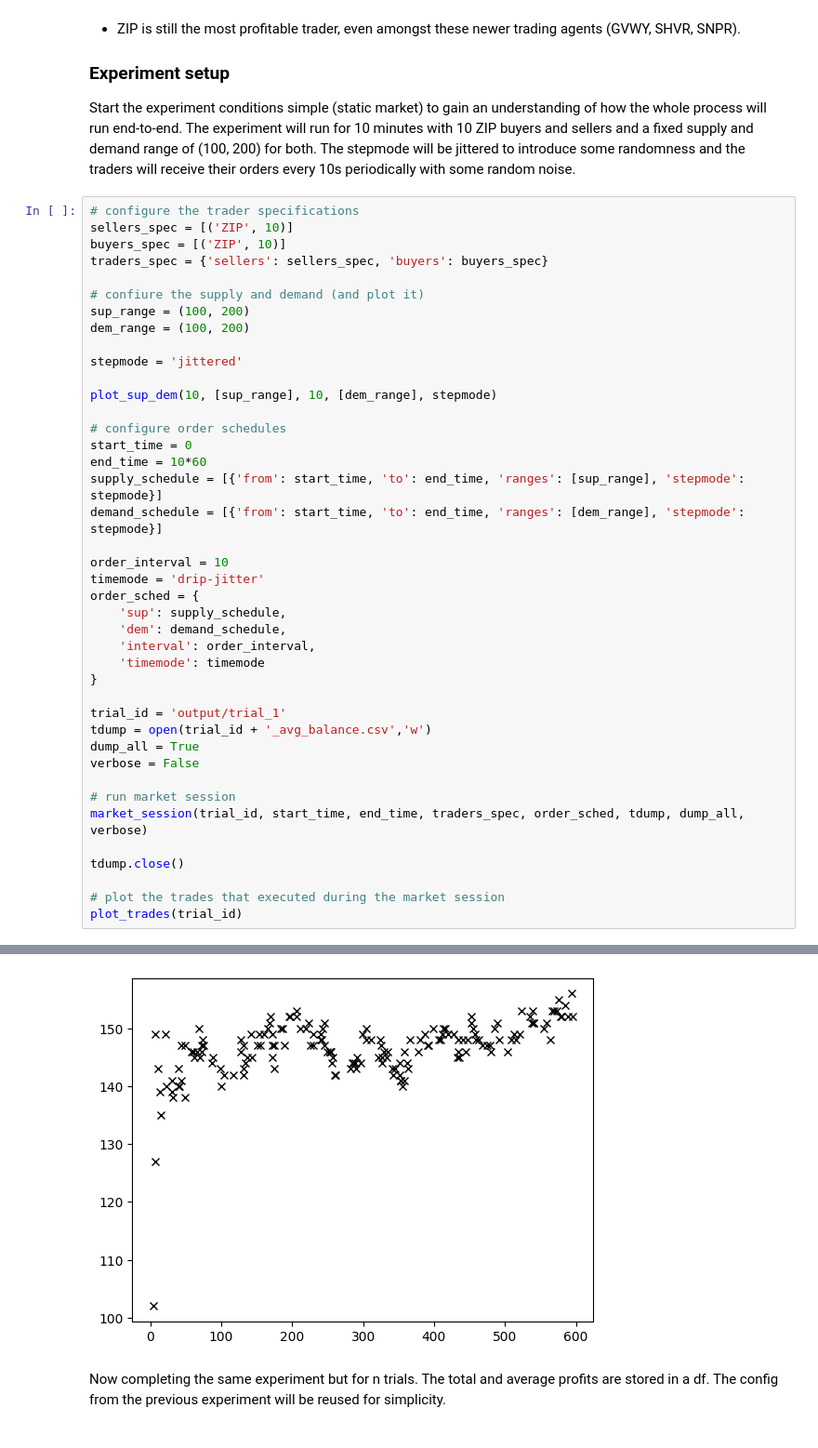
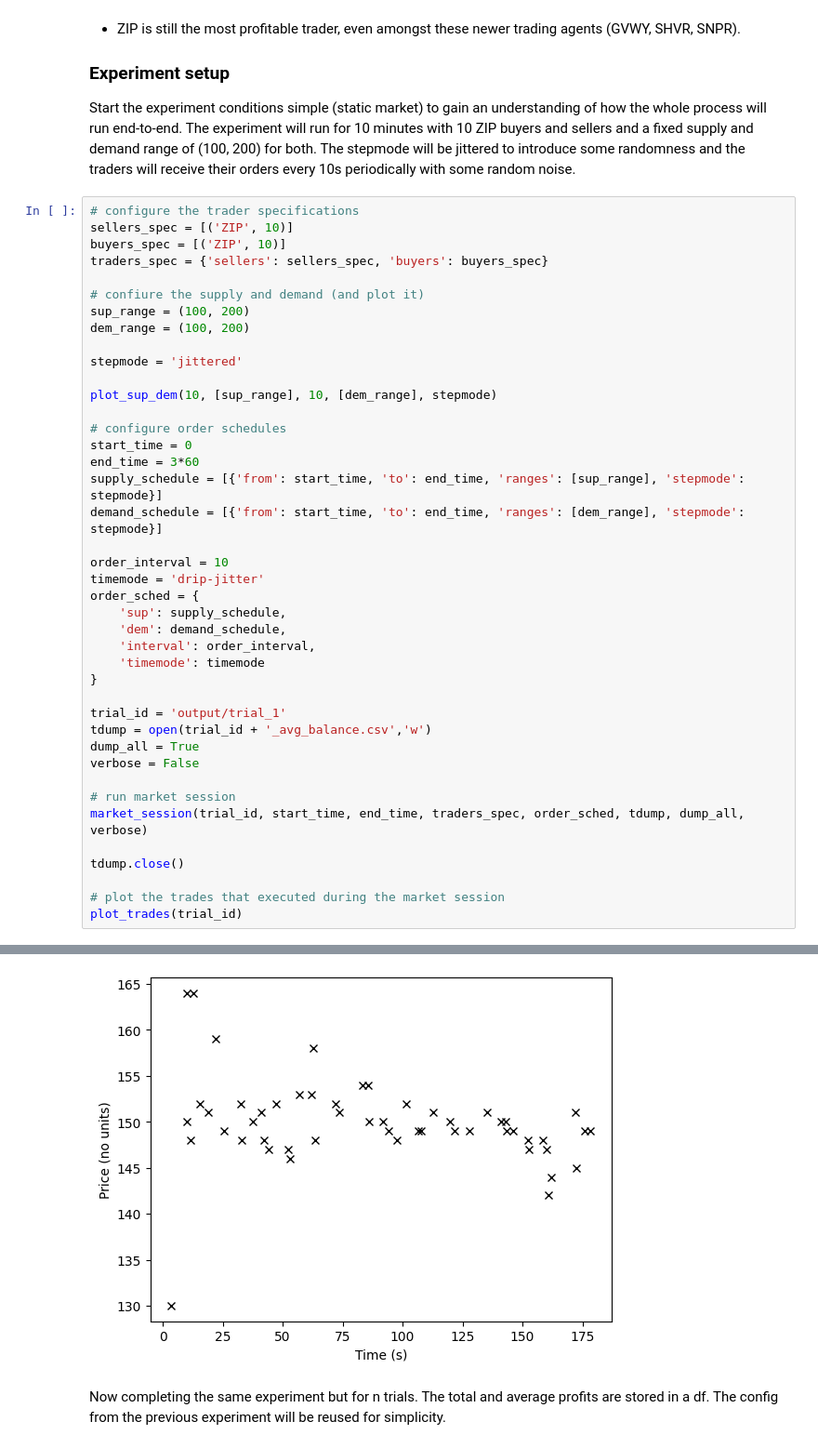
Before and after one commit to finnformica/BristolStockExchange, a Jupyter notebook: CA3_experiment.ipynb, the cells around one changed output, grey strips where cells are left out. Shown at 93% size. Cells and saved outputs as stored; diff of their text form.

Commit message:
label plotted graphs

```diff
--- a/CA3_experiment.ipynb
+++ b/CA3_experiment.ipynb
@@ -83,7 +83,7 @@ plot_sup_dem(10, [sup_range], 10, [dem_range], stepmode)
 
 # configure order schedules
 start_time = 0
-end_time = 10*60
+end_time = 3*60
 supply_schedule = [{'from': start_time, 'to': end_time, 'ranges': [sup_range], 'stepmode': stepmode}]
 demand_schedule = [{'from': start_time, 'to': end_time, 'ranges': [dem_range], 'stepmode': stepmode}]
 
@@ -113,4 +113,4 @@ plot_trades(trial_id)
-[figure, old version]
+[figure, new version]
 # %% [markdown]
 Now completing the same experiment but for n trials. The total and average profits are stored in a df. The config from the previous experiment will be reused for simplicity.
 # %%
```
Also changed, not shown: parts of 4 cells of this notebook, 1 other file.
